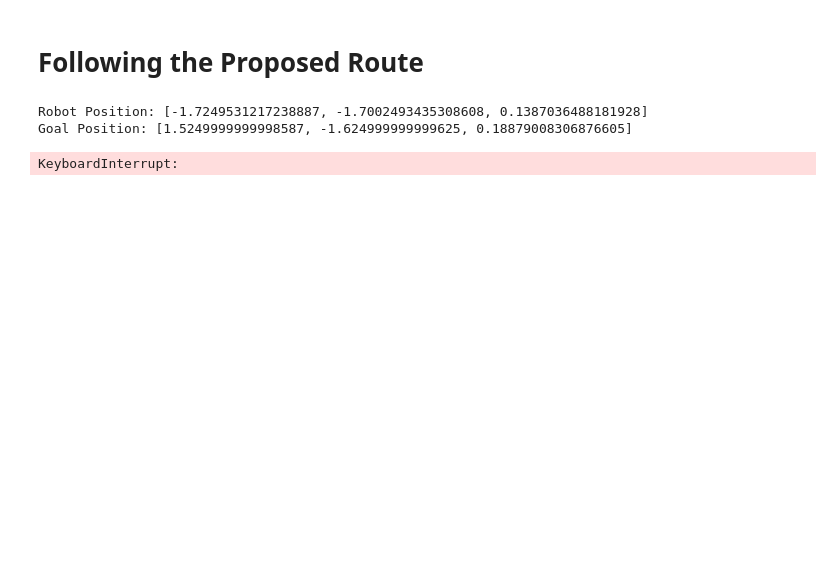
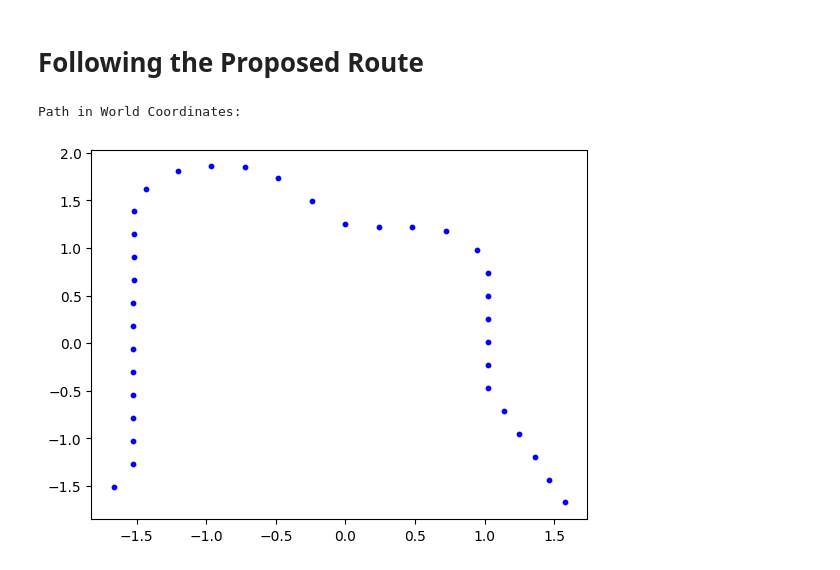
Before and after one commit to NicolasAraya932/MotionPlanning, a Jupyter notebook: motion.ipynb, the cells around one changed output. Drawn from its saved outputs; the diff is of its cells as text; code cells hidden in the pictures; blank space fills up the shorter version.

```diff
--- a/motion.ipynb
+++ b/motion.ipynb
@@ -485,7 +493,10 @@ Goal Position: [1.5249999999998587, -1.624999999999625, 0.18879008306876605]
 # Following the Proposed Route
 # %%
 path_world = [pixel_to_world_coordinates(camera, (x, y), depth_on_floor(camera, x, y)) for (y, x) in path]
+print("Path in World Coordinates:")
+path_world = np.array(path_world)
+plt.scatter(path_world[:, 0], path_world[:, 1], color='blue', s=10, label='A* Path in World')
+plt.show()
 # %% [output]
-Robot Position: [-1.7249531217238887, -1.7002493435308608, 0.1387036488181928]
-Goal Position: [1.5249999999998587, -1.624999999999625, 0.18879008306876605]
+Path in World Coordinates:
-KeyboardInterrupt:
+[figure, added]
```
Also changed, not shown: parts of 3 cells of this notebook, 1 other file.
